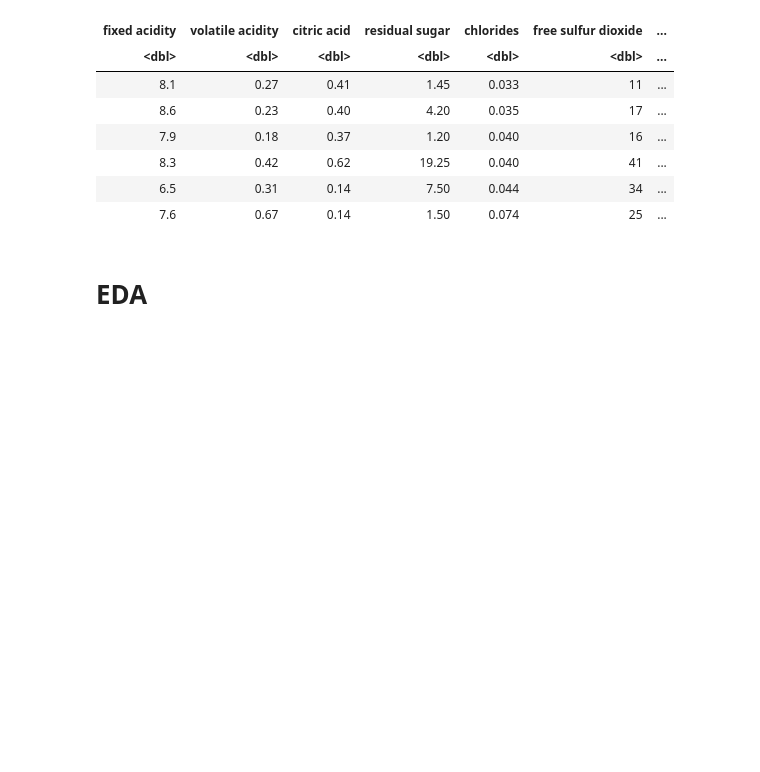
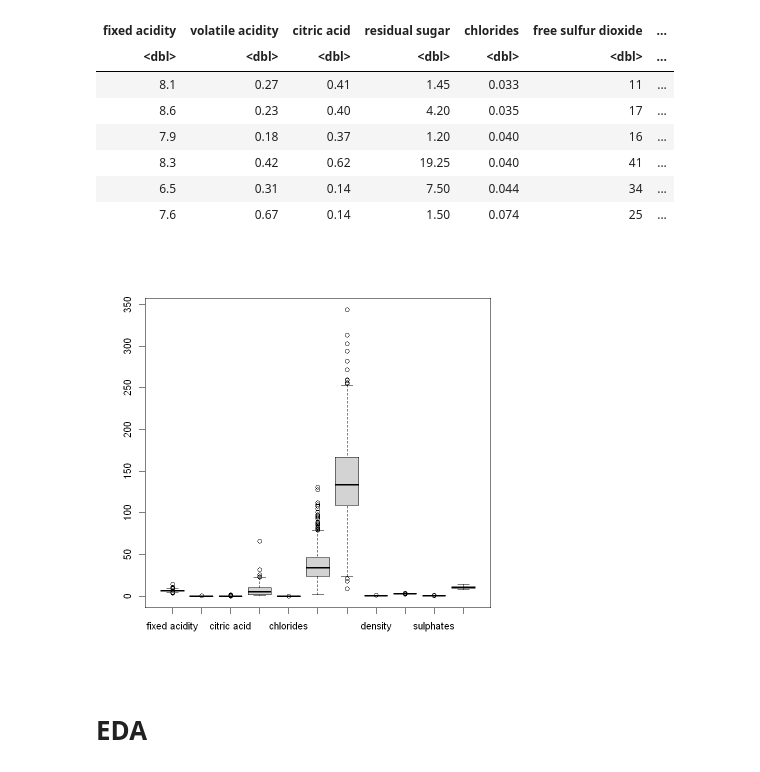
Before and after one commit to Saranga99/DM-ML, a Jupyter notebook: coursework/CW_Q1.ipynb, the cells around one changed output. Saved outputs shown, nothing was run; the diff lists cells and outputs as text; code cells hidden in the pictures; blank space fills up the shorter version.

```diff
--- a/coursework/CW_Q1.ipynb
+++ b/coursework/CW_Q1.ipynb
@@ -35,6 +35,10 @@ A tibble: 6 × 13
 | 8.3 | 0.42 | 0.62 | 19.25 | 0.040 | 41 | ... |
 | 6.5 | 0.31 | 0.14 | 7.50 | 0.044 | 34 | ... |
 | 7.6 | 0.67 | 0.14 | 1.50 | 0.074 | 25 | ... |
+# %%
+boxplot(df[1:11])
+# %% [output]
+[figure, added]
 # %%
 # format columns
 df <- janitor::clean_names(df)
```
Also changed, not shown: parts of 8 cells of this notebook.
